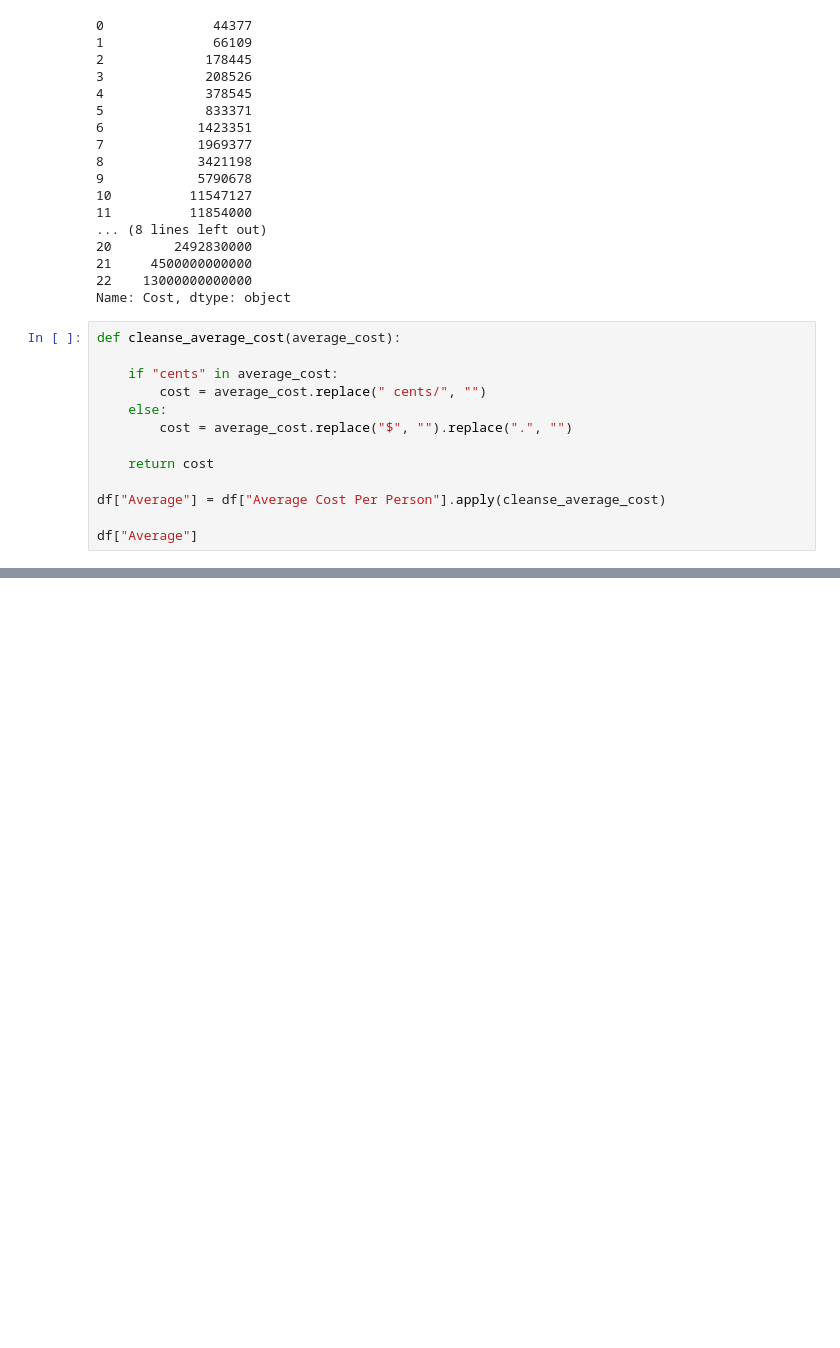
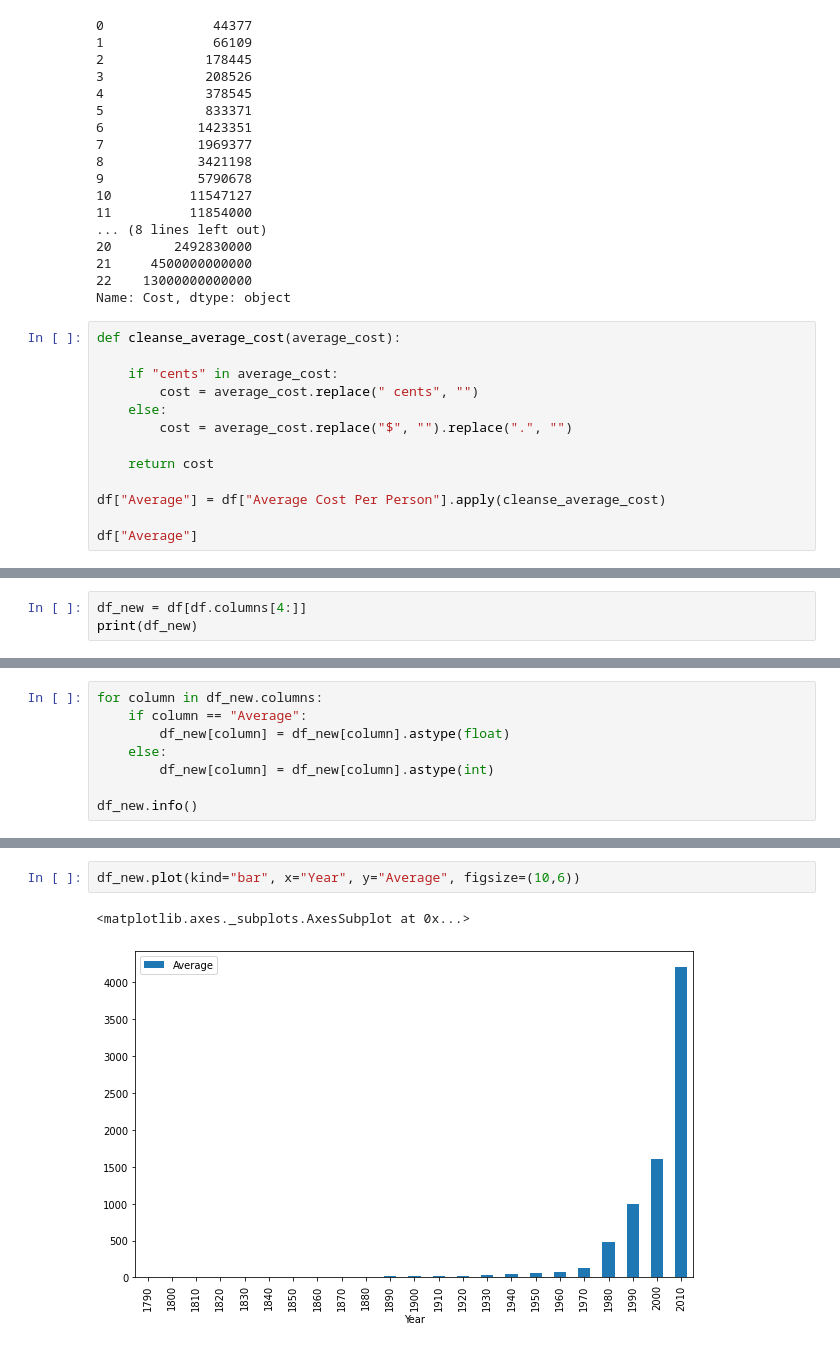
Before and after one commit to sruthib22/data690fall21, a Jupyter notebook: assignment_04/census_costs_pandas.ipynb, the cells around one changed output, grey strips where cells are left out. Cells and saved outputs as stored; diff of their text form; blank space fills up the shorter version.

```diff
--- a/assignment_04/census_costs_pandas.ipynb
+++ b/assignment_04/census_costs_pandas.ipynb
@@ -106,7 +108,7 @@ Name: Cost, dtype: object
 def cleanse_average_cost(average_cost):
 
     if "cents" in average_cost:
-        cost = average_cost.replace(" cents/", "")
+        cost = average_cost.replace(" cents", "")
     else:
         cost = average_cost.replace("$", "").replace(".", "")
 
@@ -365,0 +138,3 @@ with open("census_costs2.txt", "w") as f:
+# %%
+df_new = df[df.columns[4:]]
+print(df_new)
@@ -365,0 +181,8 @@ with open("census_costs2.txt", "w") as f:
+# %%
+for column in df_new.columns:
+    if column == "Average":
+        df_new[column] = df_new[column].astype(float)
+    else:
+        df_new[column] = df_new[column].astype(int)
+
+df_new.info()
@@ -365,0 +223,5 @@ with open("census_costs2.txt", "w") as f:
+# %%
+df_new.plot(kind="bar", x="Year", y="Average", figsize=(10,6))
+# %% [output]
+<matplotlib.axes._subplots.AxesSubplot at 0x...>
+[figure, added]
```
Also changed, not shown: parts of 19 cells of this notebook.
